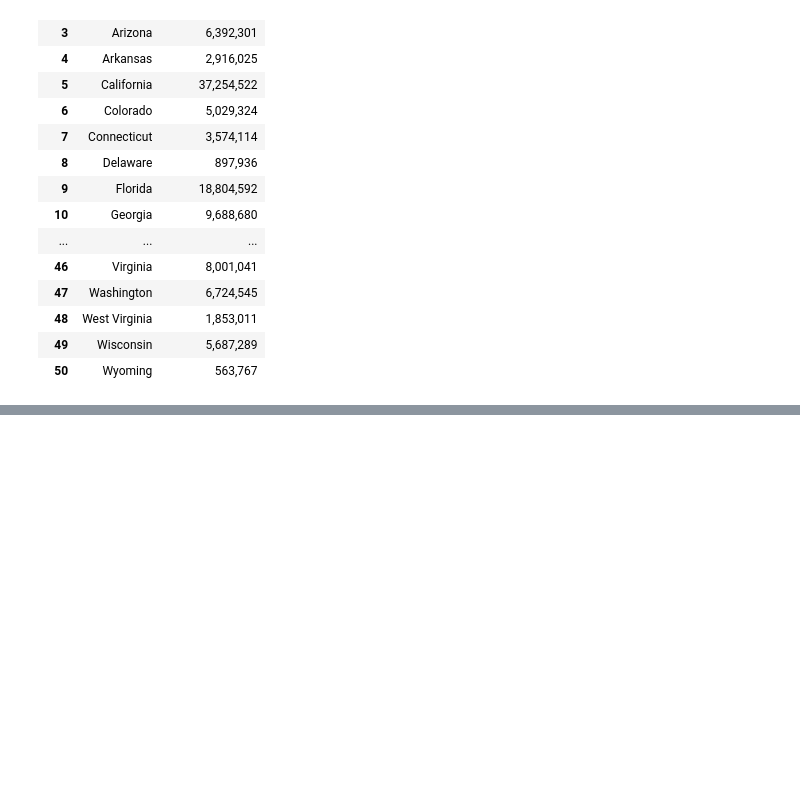
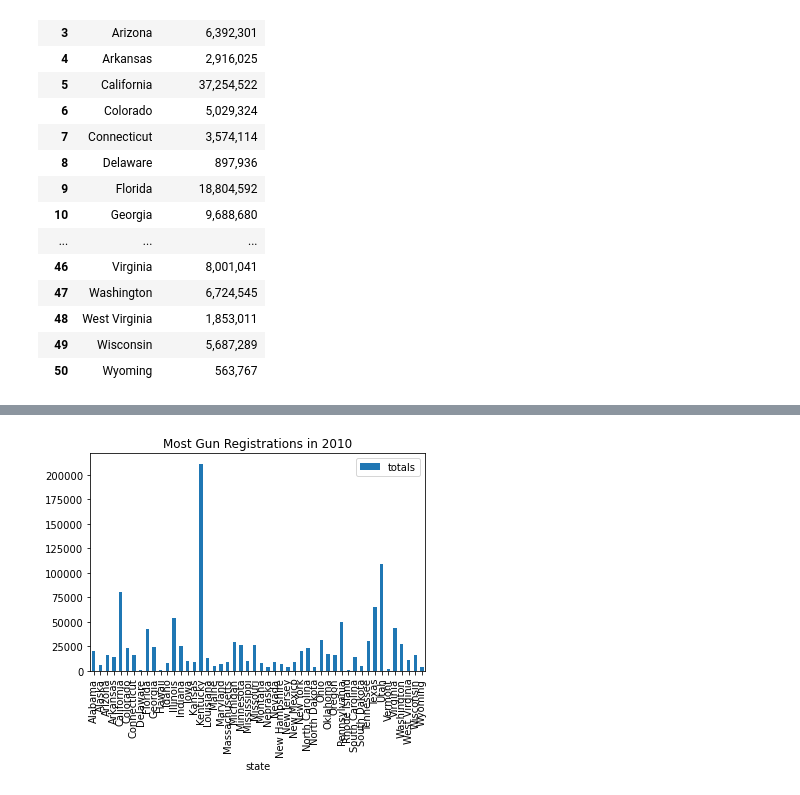
Before and after one commit to GrizzAnalytics/Udacity-Project-2-FBI-Gun-Data-Deep-Dive, a Jupyter notebook: FBI Gun Data Deep Dive.ipynb, the cells around one changed output, grey strips where cells are left out. Drawn from its saved outputs; the diff is of its cells as text; code cells hidden in the pictures; blank space fills up the shorter version.

```diff
--- a/FBI Gun Data Deep Dive.ipynb
+++ b/FBI Gun Data Deep Dive.ipynb
@@ -423,0 +564,3 @@ cen10
+# %%
+gun10 = gun10.reset_index(drop = True)
+gun10.head()
@@ -423,0 +827,5 @@ cen10
+# %%
+# plot 2010
+gun10.plot(x = 'state', y = 'totals', kind = 'bar', title = 'Most Gun Registrations in 2010');
+# %% [output]
+[figure, added]
```
Also changed, not shown: parts of 141 cells of this notebook, 1 other file.
